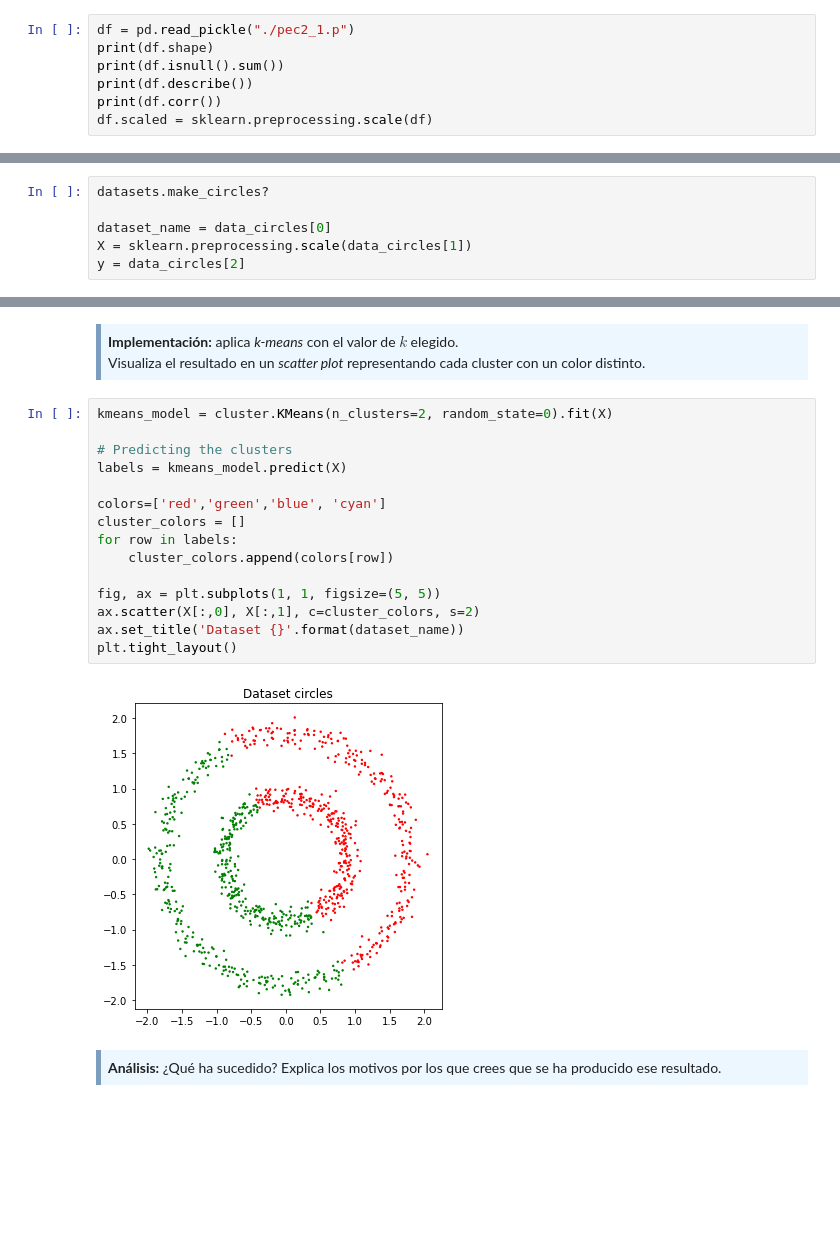
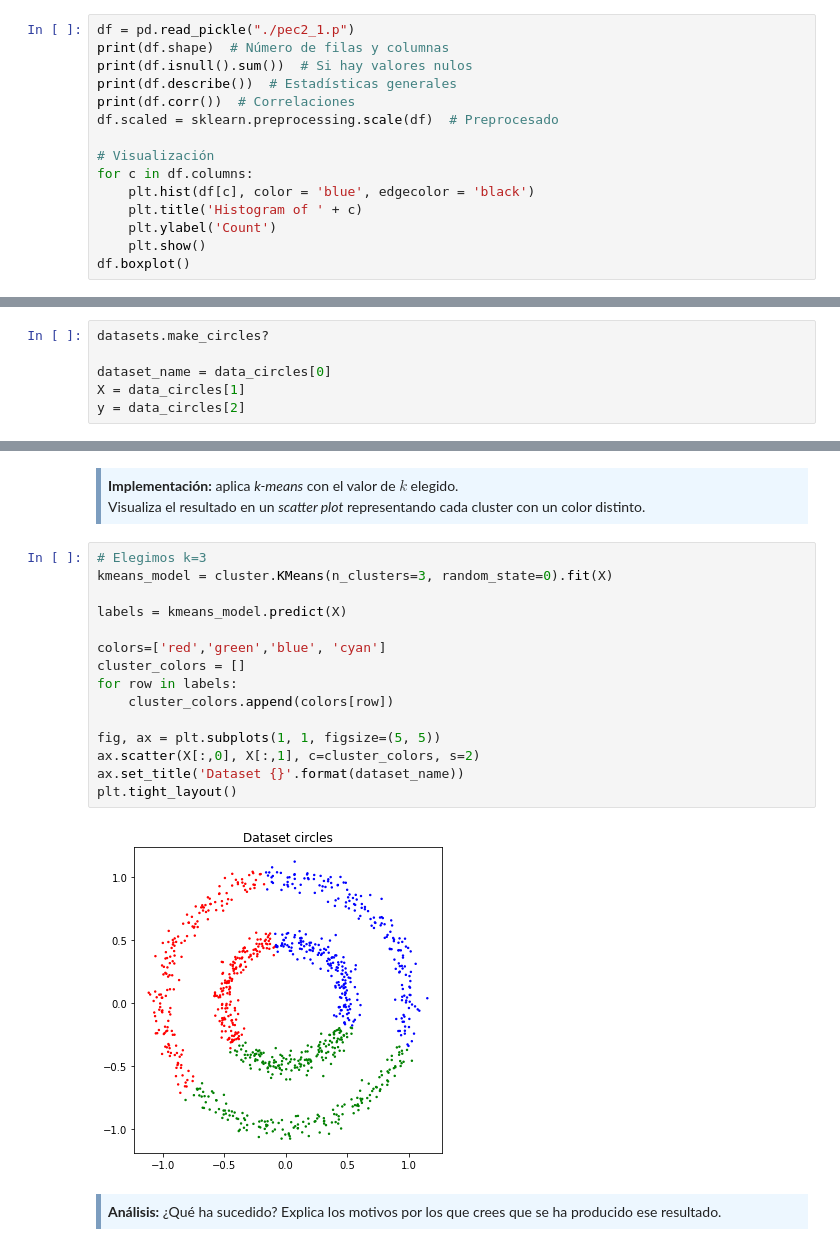
Before and after one commit to VictorColome/MD2_PEC2, a Jupyter notebook: victorcolomec-PEC2.ipynb, the cells around one changed output, grey strips where cells are left out. Cells and saved outputs as stored; diff of their text form; blank space fills up the shorter version.

Commit message:
Ejercicio 1 hecho, probando legends en 2b

```diff
--- a/victorcolomec-PEC2.ipynb
+++ b/victorcolomec-PEC2.ipynb
@@ -56,11 +56,19 @@ Para cada cliente se cuenta con 3 variables:
 </div>
 # %%
 df = pd.read_pickle("./pec2_1.p")
-print(df.shape)
-print(df.isnull().sum())
-print(df.describe())
-print(df.corr())
-df.scaled = sklearn.preprocessing.scale(df)
+print(df.shape)  # Número de filas y columnas
+print(df.isnull().sum())  # Si hay valores nulos
+print(df.describe())  # Estadísticas generales
+print(df.corr())  # Correlaciones
+df.scaled = sklearn.preprocessing.scale(df)  # Preprocesado
+
+# Visualización
+for c in df.columns:
+    plt.hist(df[c], color = 'blue', edgecolor = 'black')
+    plt.title('Histogram of ' + c)
+    plt.ylabel('Count')
+    plt.show()
+df.boxplot()
 # %% [output]
 (1200, 3)
 avg_month_turnover    0
@@ -252,7 +275,7 @@ Donde *data_circles* es una tupla con tres posiciones: el nombre del dataset y l
 datasets.make_circles?
 
 dataset_name = data_circles[0]
-X = sklearn.preprocessing.scale(data_circles[1])
+X = data_circles[1]
 y = data_circles[2]
 # %%
 fig, ax = plt.subplots(1, 1, figsize=(5, 5))
@@ -285,22 +308,22 @@ plt.show()
 Visualiza el resultado en un <i>scatter plot</i> representando cada cluster con un color distinto.
 </div>
 # %%
-kmeans_model = cluster.KMeans(n_clusters=2, random_state=0).fit(X)
+# Elegimos k=3
+kmeans_model = cluster.KMeans(n_clusters=3, random_state=0).fit(X)
 
-# Predicting the clusters
 labels = kmeans_model.predict(X)
 
 colors=['red','green','blue', 'cyan']
 cluster_colors = []
 for row in labels:
     cluster_colors.append(colors[row])
 
 fig, ax = plt.subplots(1, 1, figsize=(5, 5))
 ax.scatter(X[:,0], X[:,1], c=cluster_colors, s=2)
 ax.set_title('Dataset {}'.format(dataset_name))
 plt.tight_layout()
 # %% [output]
-[figure, old version]
+[figure, new version]
 # %% [markdown]
 <div style="background-color: #EDF7FF; border-color: #7C9DBF; border-left: 5px solid #7C9DBF; padding: 0.5em;">
 <strong>Análisis:</strong> ¿Qué ha sucedido? Explica los motivos por los que crees que se ha producido ese resultado.
```
Also changed, not shown: parts of 21 cells of this notebook.
